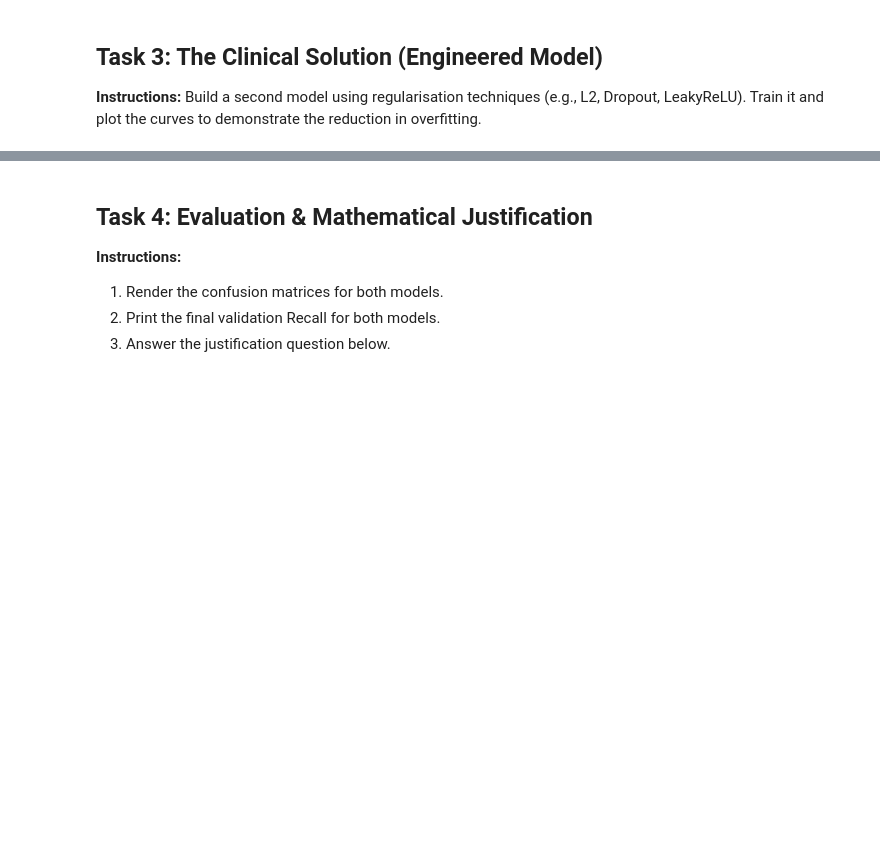
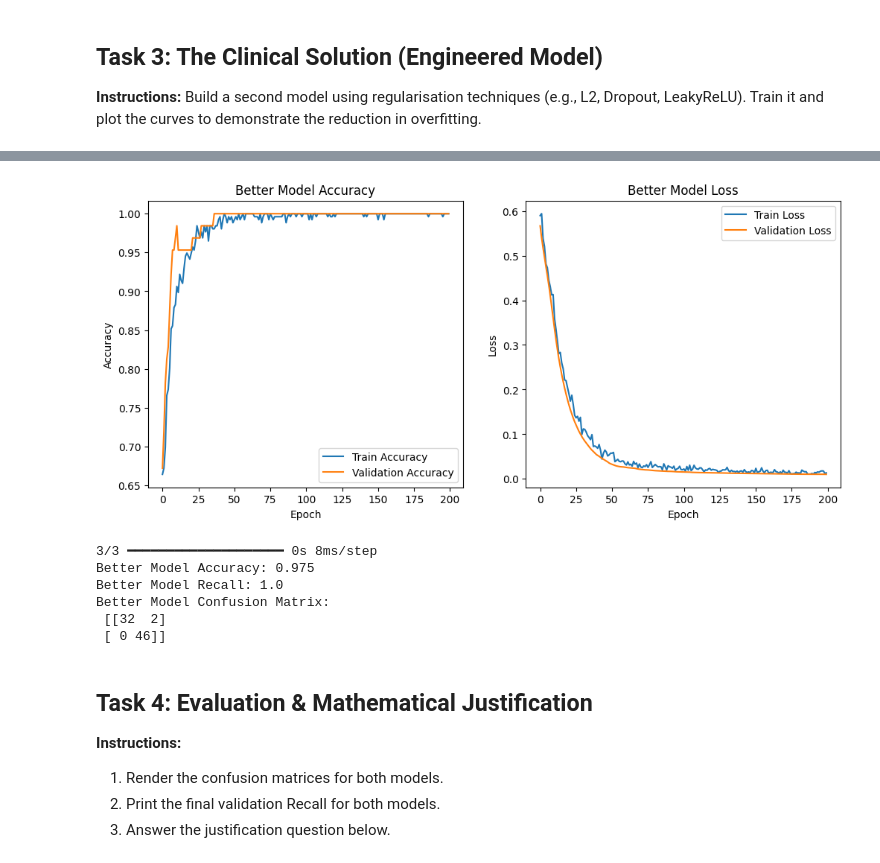
Before and after one commit to S26-Deep-Learning-in-Medicine/assignment-2-ckd-pipeline-Hamza-Elghonemy, a Jupyter notebook: ckd_assignment.ipynb, the cells around one changed output, grey strips where cells are left out. Saved outputs shown, nothing was run; the diff lists cells and outputs as text; code cells hidden in the pictures; blank space fills up the shorter version.

```diff
--- a/ckd_assignment.ipynb
+++ b/ckd_assignment.ipynb
@@ -223,0 +273,24 @@ plt.show()
+# %%
+# Write your Engineered Model code here
+better_model = tf.keras.Sequential([
+    tf.keras.layers.Dense(16, activation='relu', input_shape=(X_train.shape[1],)),
+    tf.keras.layers.Dropout(0.2),
+    tf.keras.layers.LeakyReLU(alpha=0.01),
+    tf.keras.layers.Dense(8, activation='relu', kernel_regularizer=tf.keras.regularizers.l2(0.001)),
+    tf.keras.layers.Dropout(0.2),
+    tf.keras.layers.Dense(1, activation='sigmoid')
+])
+# %%
+better_model.compile(
+    optimizer=tf.keras.optimizers.Adam(learning_rate=1e-3),
+    loss='binary_crossentropy',
+    metrics=['accuracy']
+)
+history_better = better_model.fit(
+    X_train,
+    y_train,
+    epochs=200,
+    batch_size=32,
+    validation_split=0.2,
+    shuffle=True
+)
@@ -224,3 +315,36 @@ plt.show()
+# %%
+# Plot training history for the better model
+plt.figure(figsize=(12, 5))
+plt.subplot(1, 2, 1)
+plt.plot(history_better.history['accuracy'], label='Train Accuracy')
+plt.plot(history_better.history['val_accuracy'], label='Validation Accuracy')
+plt.title('Better Model Accuracy')
+plt.xlabel('Epoch')
+plt.ylabel('Accuracy')
+plt.legend()
+plt.subplot(1, 2, 2)
+plt.plot(history_better.history['loss'], label='Train Loss')
+plt.plot(history_better.history['val_loss'], label='Validation Loss')
+plt.title('Better Model Loss')
+plt.xlabel('Epoch')
+plt.ylabel('Loss')
+plt.legend()
+plt.show()
+# %% [output]
+[figure, added]
+# %%
+# Test predictions for the better model
+y_better_pred = (better_model.predict(X_test) > 0.5).astype("int32").ravel()
+print("Better Model Accuracy:", accuracy_score(y_test.astype(int), y_better_pred))
+print("Better Model Recall:", recall_score(y_test.astype(int), y_better_pred))
+print("Better Model Confusion Matrix:\n", confusion_matrix(y_test.astype(int), y_better_pred))
+# %% [output]
+3/3 ━━━━━━━━━━━━━━━━━━━━ 0s 8ms/step
+Better Model Accuracy: 0.975
+Better Model Recall: 1.0
+Better Model Confusion Matrix:
+ [[32  2]
+ [ 0 46]]
 # %% [markdown]
 ## Task 4: Evaluation & Mathematical Justification
 **Instructions:**
```
Also changed, not shown: parts of 14 cells of this notebook, 1 other file.
